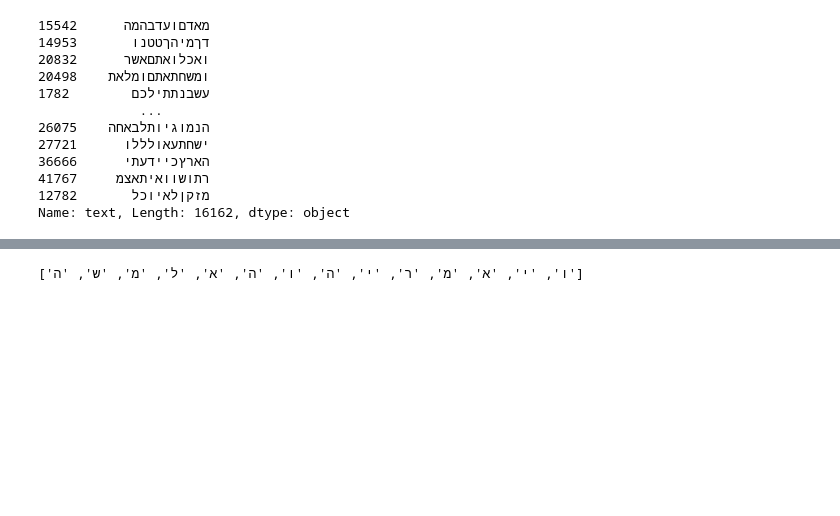
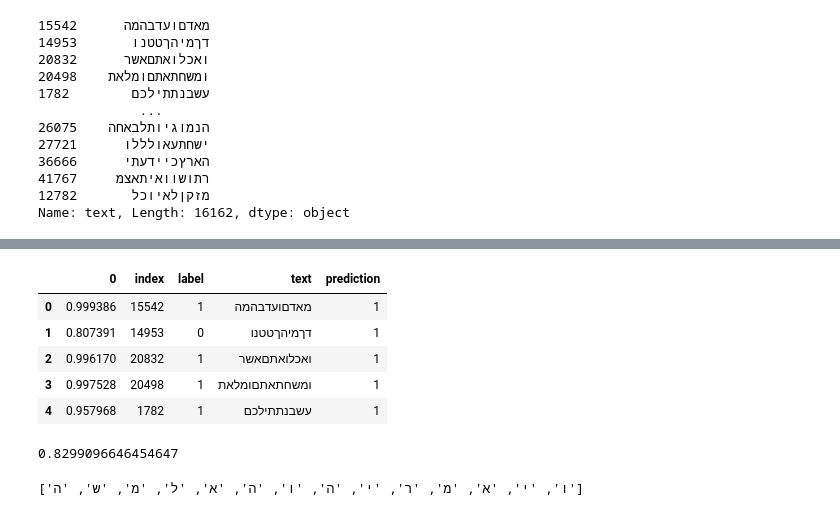
Before and after one commit to mannmoshe/text-recognition, a Jupyter notebook: true_text_detection.ipynb, the cells around one changed output, grey strips where cells are left out. Saved outputs shown, nothing was run; the diff lists cells and outputs as text; code cells hidden in the pictures; blank space fills up the shorter version.

```diff
--- a/true_text_detection.ipynb
+++ b/true_text_detection.ipynb
@@ -304,4 +304,4 @@ y_test_ri
 | 16161 | 12782 | 1 |
 16162 rows × 2 columns
 # %%
-pd.concat([predictions, y_test_ri], axis=1)
+predictions_temp = pd.concat([predictions, y_test_ri], axis=1)
@@ -354,0 +343,2 @@ pd.concat([x_test_orig, y_test], axis=1)
+# %%
+output_df = predictions_temp.merge(x_test_orig.reset_index(), how='inner', left_on='index', right_on='index')
@@ -355,3 +354,18 @@ pd.concat([x_test_orig, y_test], axis=1)
+# %%
+output_df['prediction'] = output_df[0].round(0).astype('int')
+# %%
+output_df.head()
+# %% [output]
+|  | 0 | index | label | text | prediction |
+| 0 | 0.999386 | 15542 | 1 | מאדםועדבהמה | 1 |
+| 1 | 0.807391 | 14953 | 0 | דךמיהךטטנו | 1 |
+| 2 | 0.996170 | 20832 | 1 | ואכלואתםאשר | 1 |
+| 3 | 0.997528 | 20498 | 1 | ומשחתאתםומלאת | 1 |
+| 4 | 0.957968 | 1782 | 1 | עשבנתתילכם | 1 |
+# %%
+sum(output_df['label'] == output_df['prediction']) / len(output_df['label']) # accuracy
+# %% [output]
+0.8299096646454647
 # %%
 [l for l in 'ויאמריהוהאלמשה']
 # %% [output]
```
Also changed, not shown: parts of 7 cells of this notebook.
